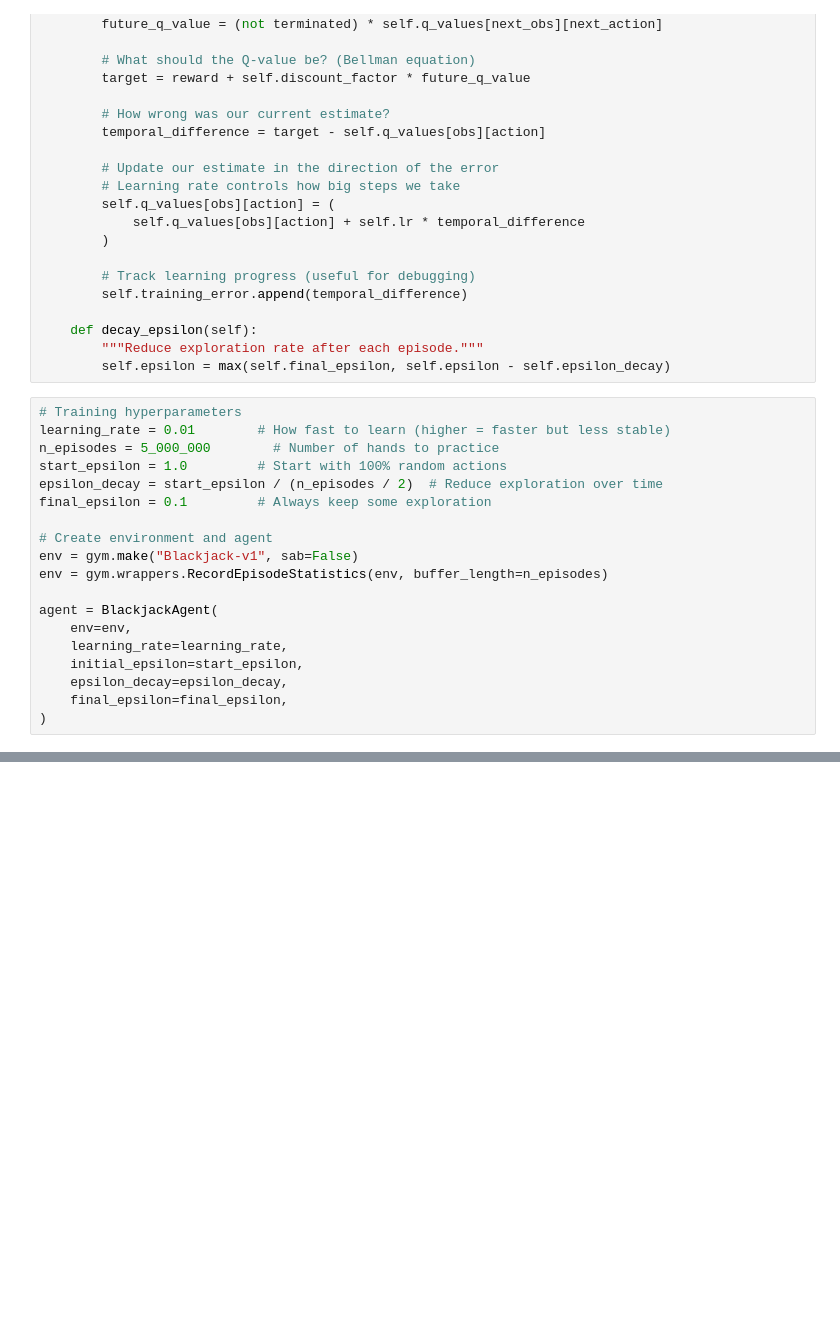
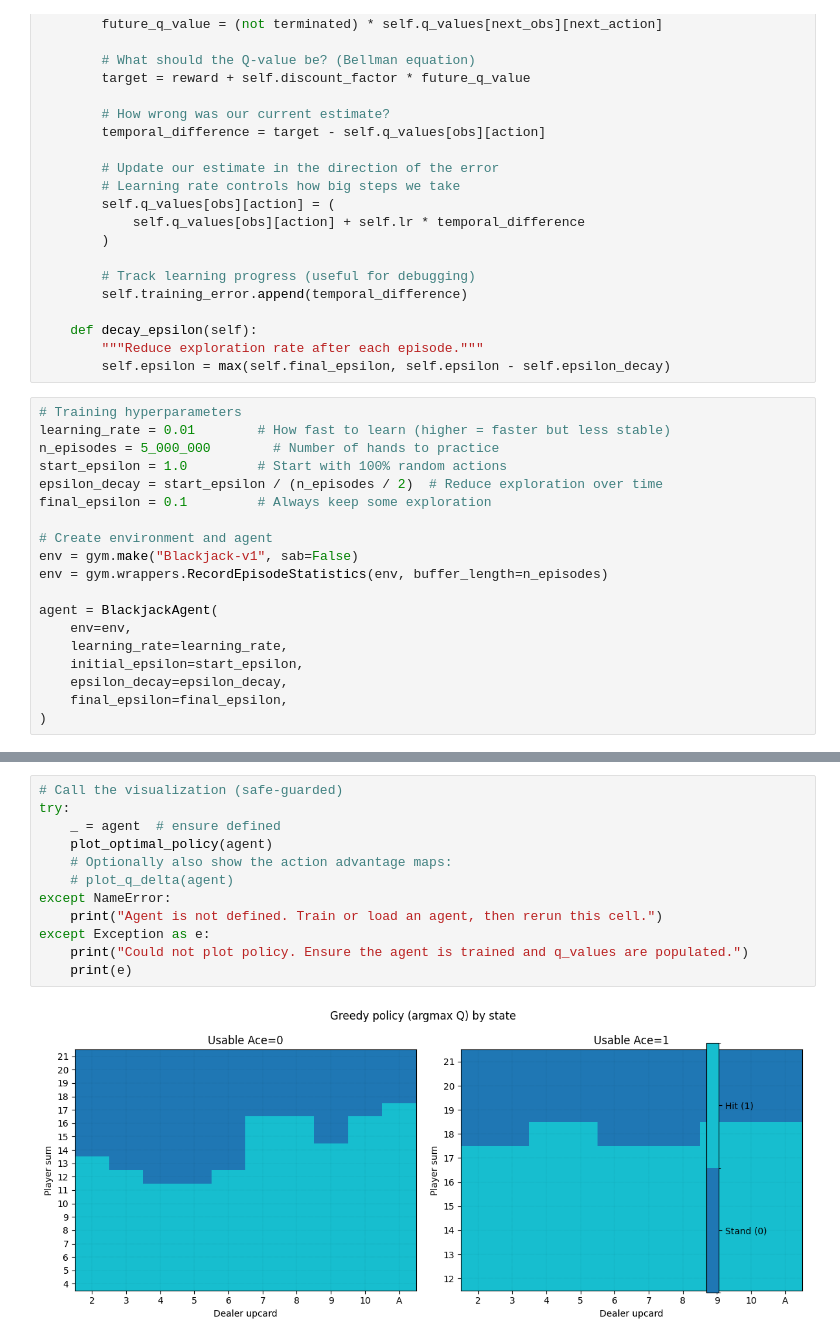
Before and after one commit to limyixiang/cs4246-project-blackjack, a Jupyter notebook: original_variant/sarsa.ipynb, the cells around one changed output, grey strips where cells are left out. Cells and saved outputs as stored; diff of their text form; blank space fills up the shorter version.

```diff
--- a/original_variant/sarsa.ipynb
+++ b/original_variant/sarsa.ipynb
@@ -231,0 +362,14 @@ Standard Deviation: 0.952
+# %%
+# Call the visualization (safe-guarded)
+try:
+    _ = agent  # ensure defined
+    plot_optimal_policy(agent)
+    # Optionally also show the action advantage maps:
+    # plot_q_delta(agent)
+except NameError:
+    print("Agent is not defined. Train or load an agent, then rerun this cell.")
+except Exception as e:
+    print("Could not plot policy. Ensure the agent is trained and q_values are populated.")
+    print(e)
+# %% [output]
+[figure, added]
```
Also changed, not shown: parts of 4 cells of this notebook, 13 other files.
